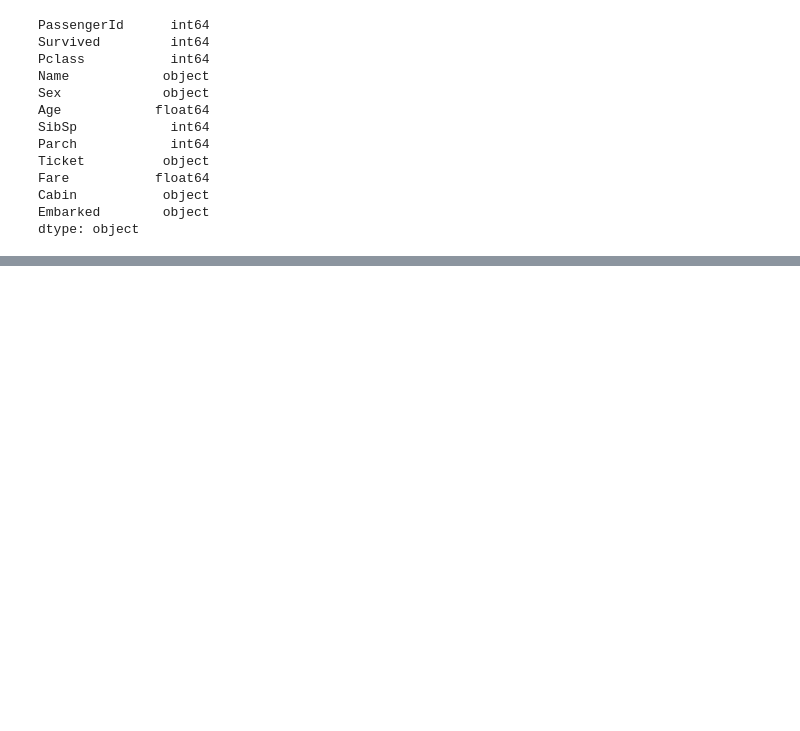
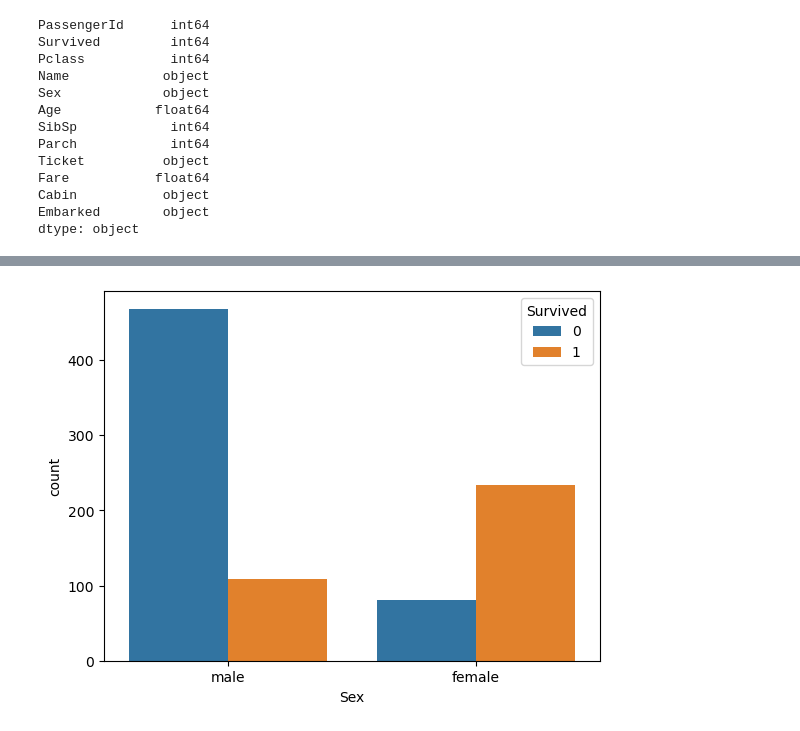
Before and after one commit to SharmineeSubramaniyam/EDA-on-Titanic-Dataset, a Jupyter notebook: EDA_Titanic.ipynb, the cells around one changed output, grey strips where cells are left out. Saved outputs shown, nothing was run; the diff lists cells and outputs as text; code cells hidden in the pictures; blank space fills up the shorter version.

```diff
--- a/EDA_Titanic.ipynb
+++ b/EDA_Titanic.ipynb
@@ -113,3 +134,12 @@ dtype: int64
+# %%
+# countplot of gender of passengers who didnt survive vs those who died
+
+sns.countplot(x="Sex", hue="Survived", data=df)
+plt.show()
+
+# More females survived vs males
+# %% [output]
+[figure, added]
 # %%
 # Of the passengers who survived, what cabin class did they belong to?
 
```
Also changed, not shown: parts of 24 cells of this notebook.
